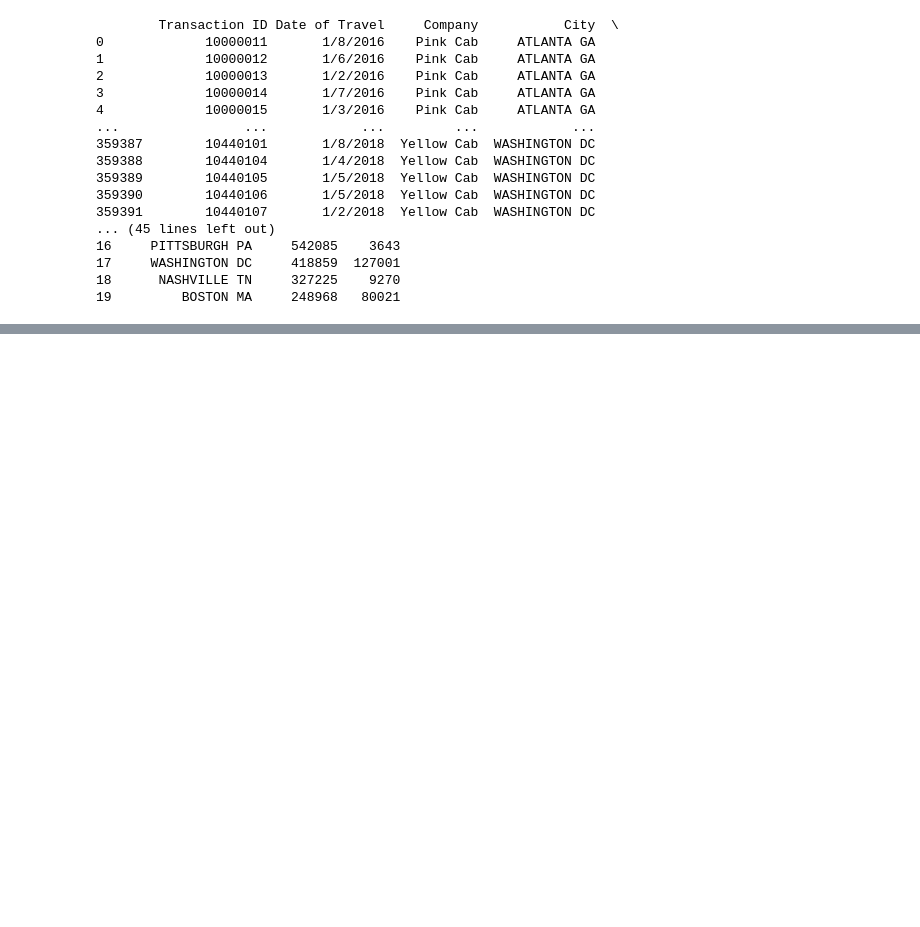
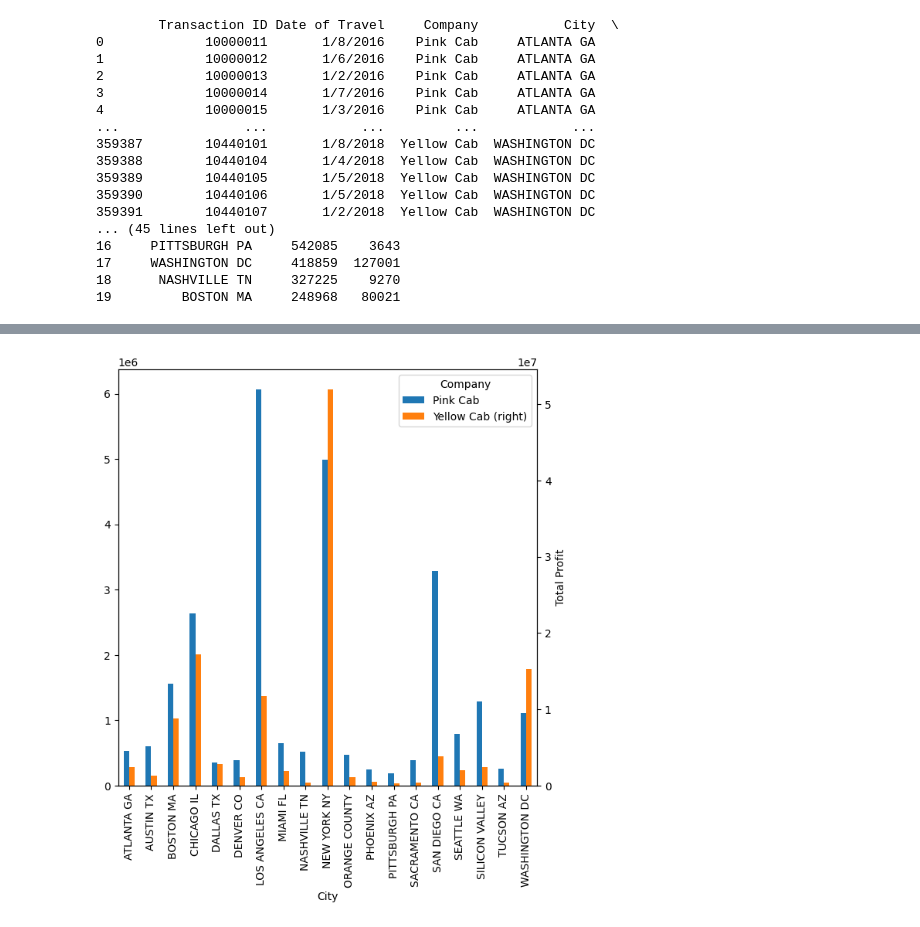
Before and after one commit to AryaSriva/DataSets, a Jupyter notebook: EDA.ipynb, the cells around one changed output, grey strips where cells are left out. Drawn from its saved outputs; the diff is of its cells as text; code cells hidden in the pictures; blank space fills up the shorter version.

```diff
--- a/EDA.ipynb
+++ b/EDA.ipynb
@@ -88,0 +87,5 @@ avgAge.plot(kind='bar', x='City', y='Average Age', legend=False)
+# %%
+#which cities generate the most profit for each company?
+cities = cabData.groupby(['City', 'Company'])['Price Charged'].sum().unstack().plot(kind="bar",ylabel="Total Profit", secondary_y='Yellow Cab', figsize=(7,7))
+# %% [output]
+[figure, added]
```
Also changed, not shown: parts of 8 cells of this notebook.
